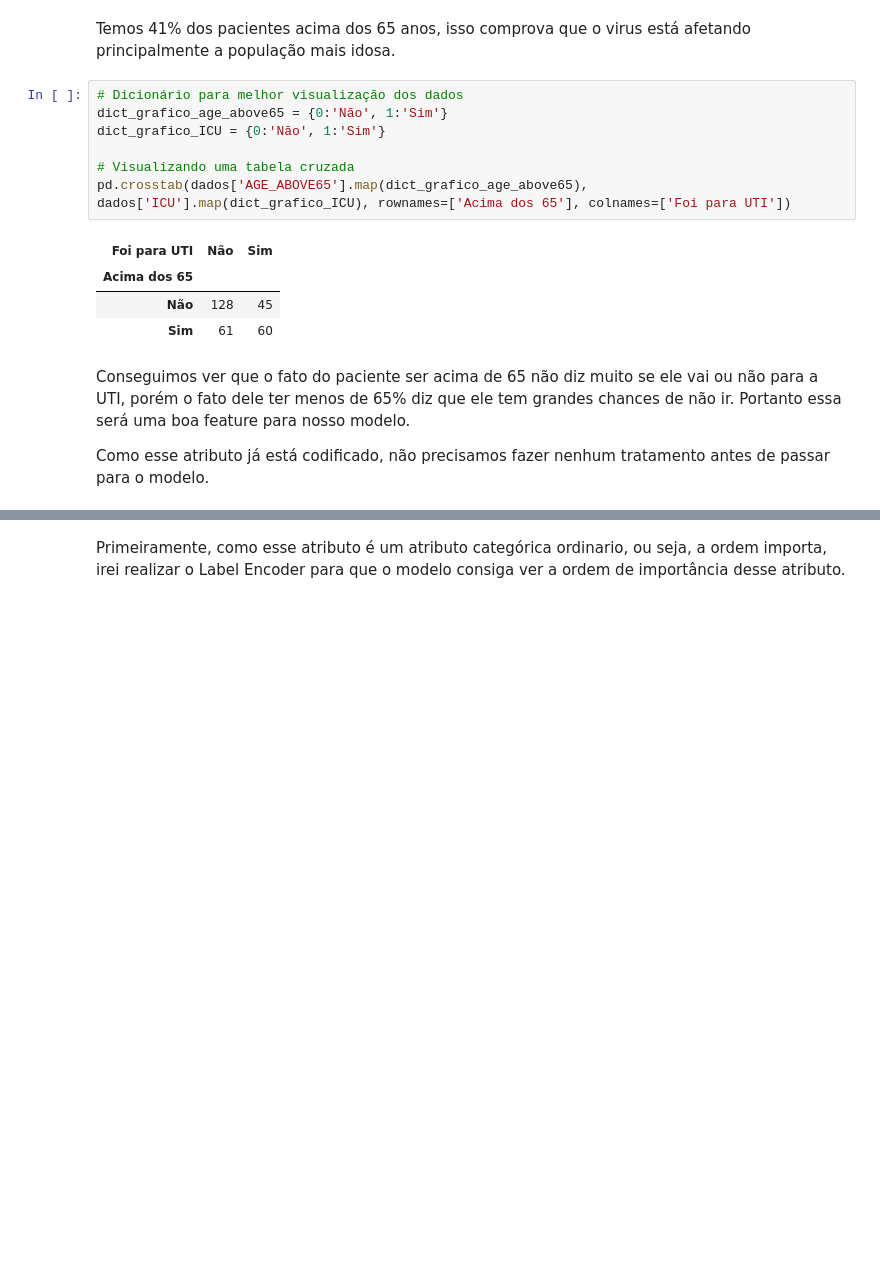
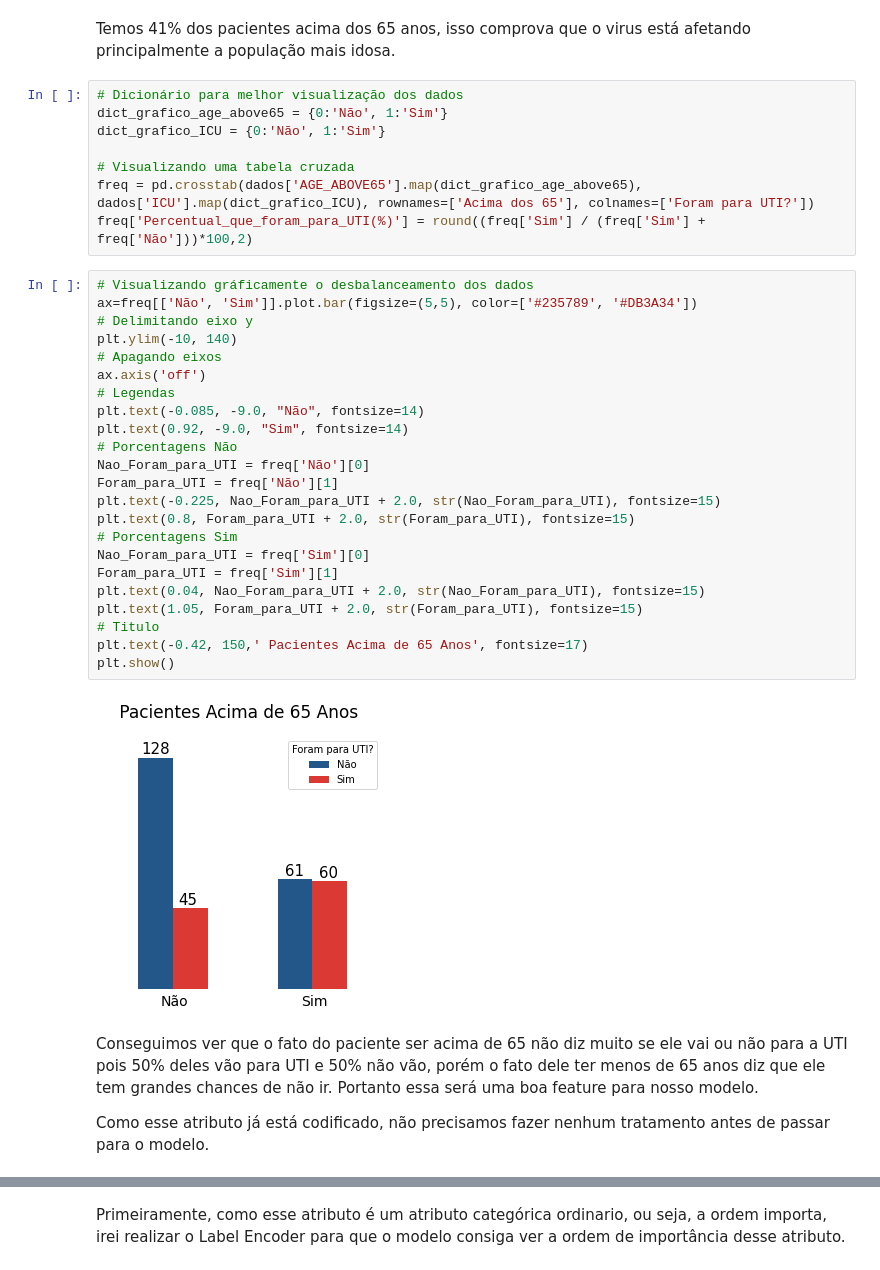
Before and after one commit to rodrigodemend/Diagn-stico-de-Dados-Cl-nicos-com-Machine-Learning, a Jupyter notebook: Notebooks/Modelagem_para_Diagnóstico_de_Dados_Clínicos_com_Machine_Learning_.ipynb, the cells around one changed output, grey strips where cells are left out. Drawn from its saved outputs; the diff is of its cells as text; blank space fills up the shorter version.

```diff
--- a/Notebooks/Modelagem_para_Diagnóstico_de_Dados_Clínicos_com_Machine_Learning_.ipynb
+++ b/Notebooks/Modelagem_para_Diagnóstico_de_Dados_Clínicos_com_Machine_Learning_.ipynb
@@ -275,14 +275,35 @@ dict_grafico_age_above65 = {0:'Não', 1:'Sim'}
 dict_grafico_ICU = {0:'Não', 1:'Sim'}
 
 # Visualizando uma tabela cruzada
-pd.crosstab(dados['AGE_ABOVE65'].map(dict_grafico_age_above65), dados['ICU'].map(dict_grafico_ICU), rownames=['Acima dos 65'], colnames=['Foi para UTI'])
+freq = pd.crosstab(dados['AGE_ABOVE65'].map(dict_grafico_age_above65), dados['ICU'].map(dict_grafico_ICU), rownames=['Acima dos 65'], colnames=['Foram para UTI?'])
+freq['Percentual_que_foram_para_UTI(%)'] = round((freq['Sim'] / (freq['Sim'] + freq['Não']))*100,2)
-# %% [output]
-| Foi para UTI | Não | Sim |
-| Acima dos 65 |  |  |
-| Não | 128 | 45 |
-| Sim | 61 | 60 |
+# %%
+# Visualizando gráficamente o desbalanceamento dos dados
+ax=freq[['Não', 'Sim']].plot.bar(figsize=(5,5), color=['#235789', '#DB3A34'])
+# Delimitando eixo y
+plt.ylim(-10, 140)
+# Apagando eixos
+ax.axis('off')
+# Legendas
+plt.text(-0.085, -9.0, "Não", fontsize=14)
+plt.text(0.92, -9.0, "Sim", fontsize=14)
+# Porcentagens Não
+Nao_Foram_para_UTI = freq['Não'][0]
+Foram_para_UTI = freq['Não'][1]
+plt.text(-0.225, Nao_Foram_para_UTI + 2.0, str(Nao_Foram_para_UTI), fontsize=15)
+plt.text(0.8, Foram_para_UTI + 2.0, str(Foram_para_UTI), fontsize=15)
+# Porcentagens Sim
+Nao_Foram_para_UTI = freq['Sim'][0]
+Foram_para_UTI = freq['Sim'][1]
+plt.text(0.04, Nao_Foram_para_UTI + 2.0, str(Nao_Foram_para_UTI), fontsize=15)
+plt.text(1.05, Foram_para_UTI + 2.0, str(Foram_para_UTI), fontsize=15)
+# Titulo
+plt.text(-0.42, 150,' Pacientes Acima de 65 Anos', fontsize=17)
+plt.show()
+# %% [output]
+[figure, added]
 # %% [markdown]
-Conseguimos ver que o fato do paciente ser acima de 65 não diz muito se ele vai ou não para a UTI, porém o fato dele ter menos de 65% diz que ele tem grandes chances de não ir. Portanto essa será uma boa feature para nosso modelo.
+Conseguimos ver que o fato do paciente ser acima de 65 não diz muito se ele vai ou não para a UTI pois 50% deles vão para UTI e 50% não vão, porém o fato dele ter menos de 65 anos diz que ele tem grandes chances de não ir. Portanto essa será uma boa feature para nosso modelo.
 
 Como esse atributo já está codificado, não precisamos fazer nenhum tratamento antes de passar para o modelo.
 # %% [markdown]
```
Also changed, not shown: parts of 15 cells of this notebook.
